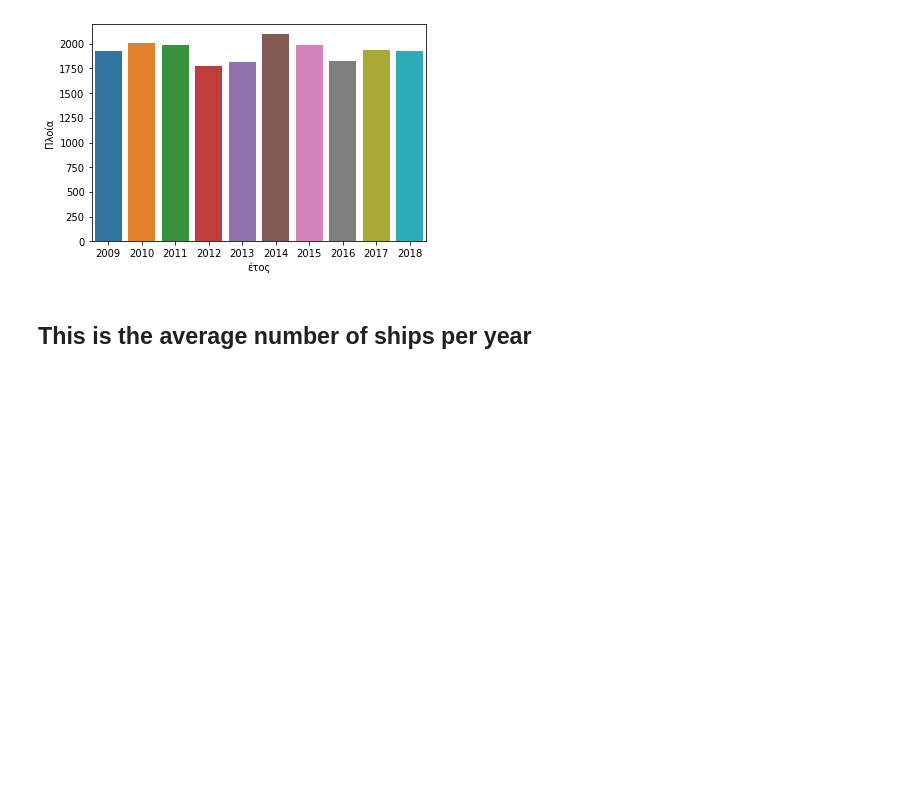
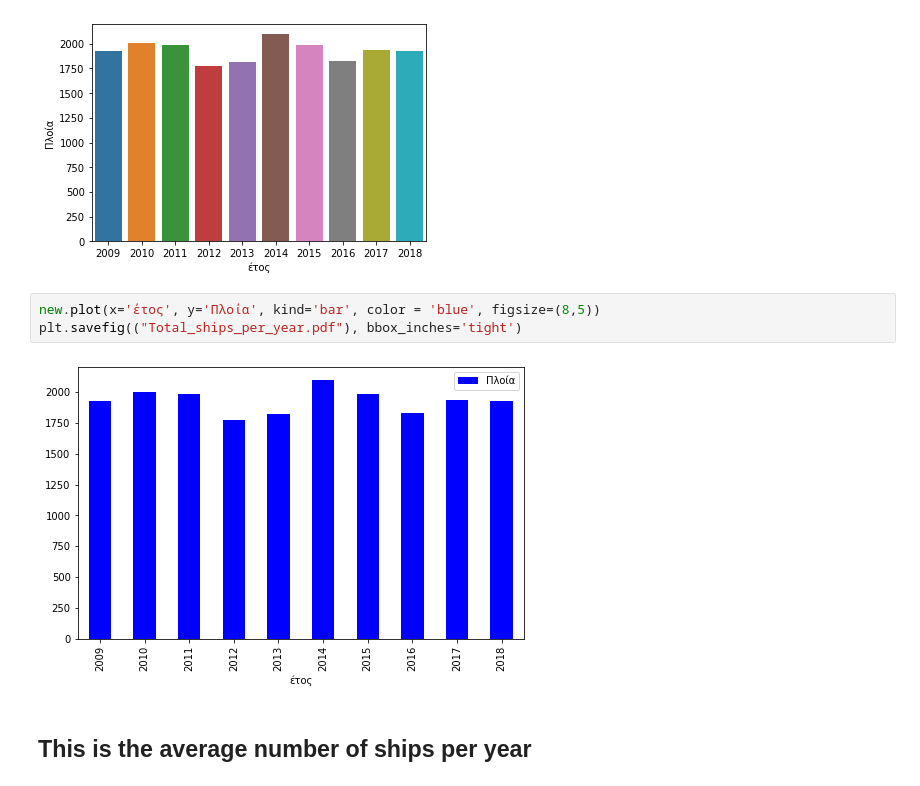
Before and after one commit to kosmaspanag/data-studio-projects, a Jupyter notebook: Weekly projects/Port_of_Thessaloniki_stats_2009-2019/Ship_Trafic_Thessaloniki_Port.ipynb, the cells around one changed output. Saved outputs shown, nothing was run; the diff lists cells and outputs as text; blank space fills up the shorter version.

```diff
--- a/Weekly projects/Port_of_Thessaloniki_stats_2009-2019/Ship_Trafic_Thessaloniki_Port.ipynb
+++ b/Weekly projects/Port_of_Thessaloniki_stats_2009-2019/Ship_Trafic_Thessaloniki_Port.ipynb
@@ -1258,6 +1281,11 @@ sns.barplot(data=new, x='έτος', y='Πλοία')
 # %% [output]
 <matplotlib.axes._subplots.AxesSubplot at 0x...>
 [figure]
+# %%
+new.plot(x='έτος', y='Πλοία', kind='bar', color = 'blue', figsize=(8,5))
+plt.savefig(("Total_ships_per_year.pdf"), bbox_inches='tight')
+# %% [output]
+[figure, added]
 # %% [markdown]
 ## This is the average number of ships per year
 # %%
```
Also changed, not shown: parts of 9 cells of this notebook, 12 other files.
